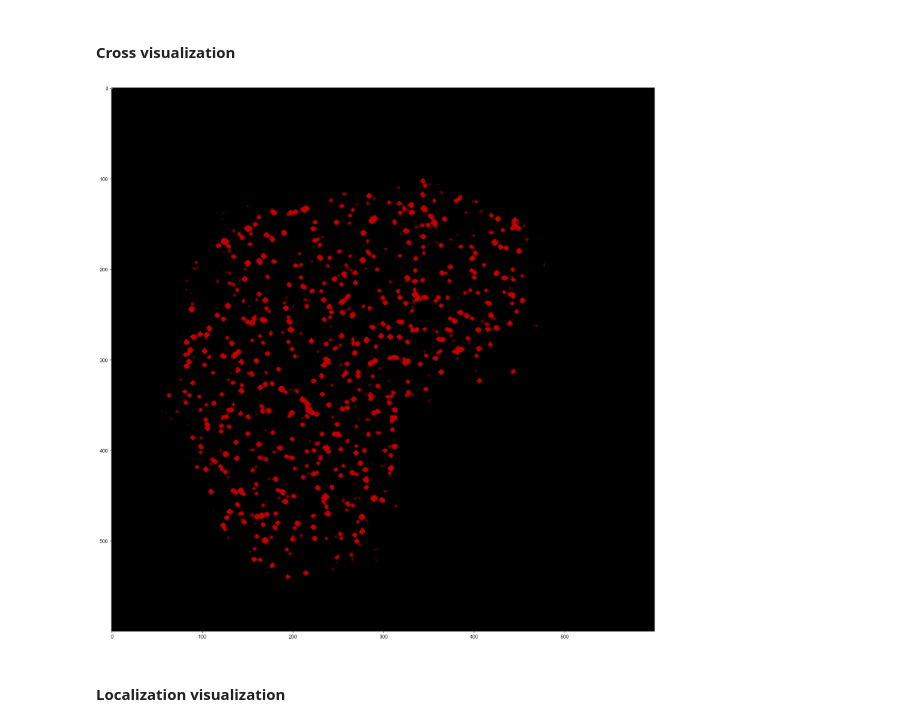
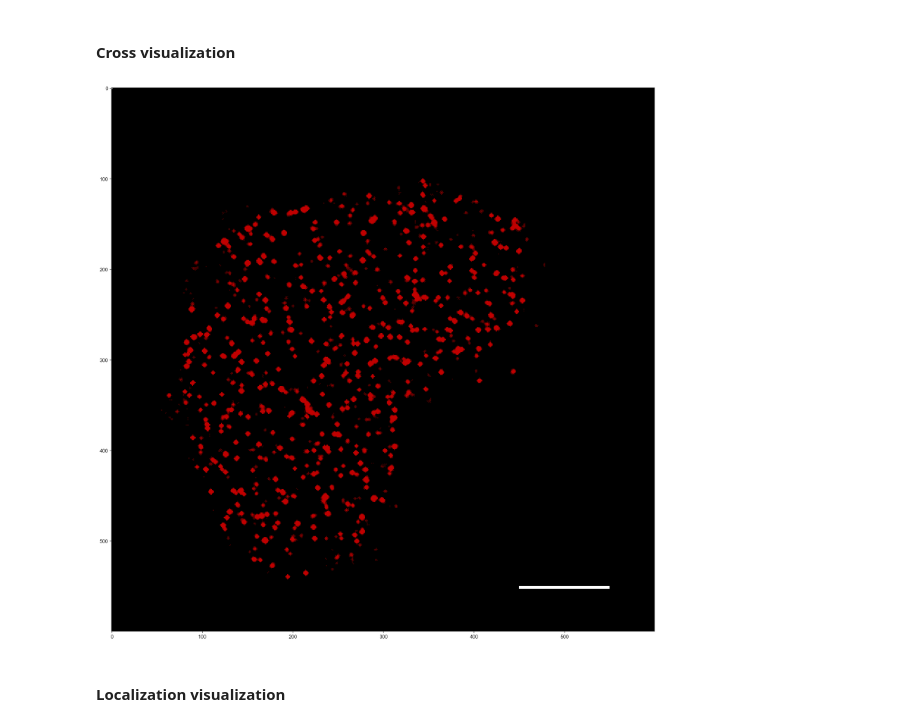
Before and after one commit to sryoshida/scgroup_rotation_project, a Jupyter notebook: Notebooks/hub_pipeline/hub_quantification_exploratory.ipynb, the cells around one changed output. Saved outputs shown, nothing was run; the diff lists cells and outputs as text; code cells hidden in the pictures.

```diff
--- a/Notebooks/hub_pipeline/hub_quantification_exploratory.ipynb
+++ b/Notebooks/hub_pipeline/hub_quantification_exploratory.ipynb
@@ -51,31 +51,34 @@ roi_arr_nm = np.zeros((roi_x_nm, roi_y_nm))
 # %%
 include_cross = True
 
 cross_size = 2 #px in each direction from localization
 roi_arr_px_cross = np.copy(roi_arr_px)
 
 if include_cross == True:
     for i, j in zip(x_arr_px, y_arr_px):
         i_round, j_round = int(np.round(i)), int(np.round(j))
         for k in range(-cross_size, cross_size + 1):
             if ((i_round + k) < len(roi_arr_px)) and ((j_round + k) < len(roi_arr_px)):
                 roi_arr_px_cross[i_round + k, j_round] = roi_arr_px_cross[i_round + k, j_round] + 1
                 roi_arr_px_cross[i_round, j_round + k] = roi_arr_px_cross[i_round, j_round + k] + 1
 
                 roi_arr_px_cross[i_round-1, j_round-1] = roi_arr_px_cross[i_round-1, j_round-1] + .25
                 roi_arr_px_cross[i_round+1, j_round+1] = roi_arr_px_cross[i_round+1, j_round+1] + .25
                 roi_arr_px_cross[i_round-1, j_round+1] = roi_arr_px_cross[i_round-1, j_round+1] + .25
                 roi_arr_px_cross[i_round+1, j_round-1] = roi_arr_px_cross[i_round+1, j_round-1] + .25
             else:
                 continue
     roi_arr_px_cross[roi_arr_px_cross < 3] = 0
     roi_arr_px_cross[roi_arr_px_cross > 10] = 10
     roi_arr_px_cross[0][0] = 20
+
+    roi_arr_px_cross[550:553,450:550] = 20
+
     plt.figure(figsize = (20,20))
     plt.imshow(roi_arr_px_cross, cmap='gist_heat')
     plt.show()
 # %% [output]
-[figure, old version]
+[figure, new version]
 # %% [markdown]
 #### Localization visualization
 # %%
```
Also changed, not shown: 4 other files.
